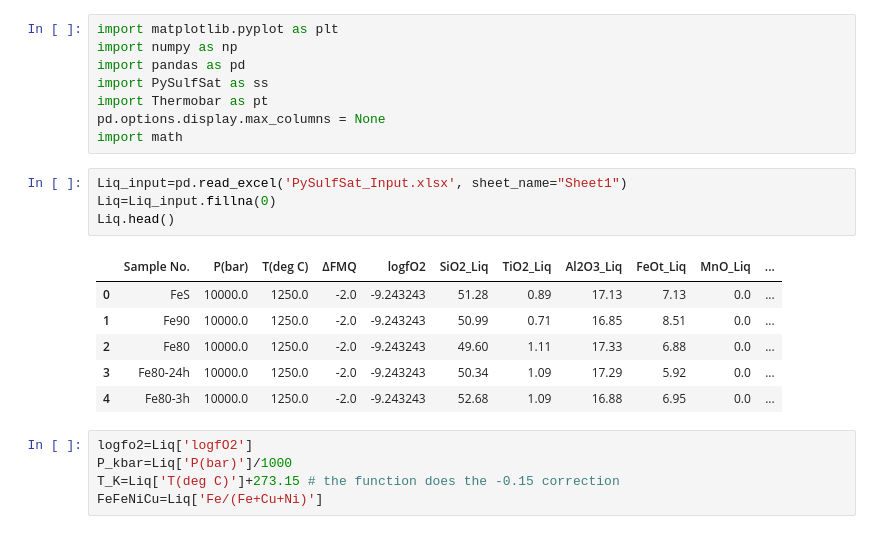
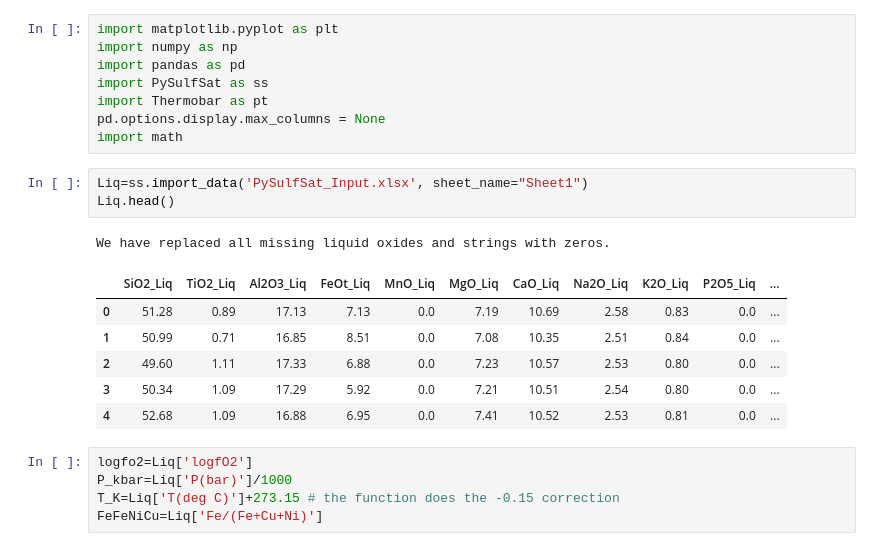
Before and after one commit to PennyWieser/PySulfSat, a Jupyter notebook: Benchmarking/Li_Zhang_2021_SCSS/Li_Zhang_Benchmark.ipynb, the cells around one changed output. Saved outputs shown, nothing was run; the diff lists cells and outputs as text.

```diff
--- a/Benchmarking/Li_Zhang_2021_SCSS/Li_Zhang_Benchmark.ipynb
+++ b/Benchmarking/Li_Zhang_2021_SCSS/Li_Zhang_Benchmark.ipynb
@@ -9,16 +9,16 @@ import Thermobar as pt
 pd.options.display.max_columns = None
 import math
 # %%
-Liq_input=pd.read_excel('PySulfSat_Input.xlsx', sheet_name="Sheet1")
-Liq=Liq_input.fillna(0)
+Liq=ss.import_data('PySulfSat_Input.xlsx', sheet_name="Sheet1")
 Liq.head()
 # %% [output]
+We have replaced all missing liquid oxides and strings with zeros.
-|  | Sample No. | P(bar) | T(deg C) | ΔFMQ | logfO2 | SiO2_Liq | TiO2_Liq | Al2O3_Liq | FeOt_Liq | MnO_Liq | ... |
-| 0 | FeS | 10000.0 | 1250.0 | -2.0 | -9.243243 | 51.28 | 0.89 | 17.13 | 7.13 | 0.0 | ... |
-| 1 | Fe90 | 10000.0 | 1250.0 | -2.0 | -9.243243 | 50.99 | 0.71 | 16.85 | 8.51 | 0.0 | ... |
-| 2 | Fe80 | 10000.0 | 1250.0 | -2.0 | -9.243243 | 49.60 | 1.11 | 17.33 | 6.88 | 0.0 | ... |
-| 3 | Fe80-24h | 10000.0 | 1250.0 | -2.0 | -9.243243 | 50.34 | 1.09 | 17.29 | 5.92 | 0.0 | ... |
-| 4 | Fe80-3h | 10000.0 | 1250.0 | -2.0 | -9.243243 | 52.68 | 1.09 | 16.88 | 6.95 | 0.0 | ... |
+|  | SiO2_Liq | TiO2_Liq | Al2O3_Liq | FeOt_Liq | MnO_Liq | MgO_Liq | CaO_Liq | Na2O_Liq | K2O_Liq | P2O5_Liq | ... |
+| 0 | 51.28 | 0.89 | 17.13 | 7.13 | 0.0 | 7.19 | 10.69 | 2.58 | 0.83 | 0.0 | ... |
+| 1 | 50.99 | 0.71 | 16.85 | 8.51 | 0.0 | 7.08 | 10.35 | 2.51 | 0.84 | 0.0 | ... |
+| 2 | 49.60 | 1.11 | 17.33 | 6.88 | 0.0 | 7.23 | 10.57 | 2.53 | 0.80 | 0.0 | ... |
+| 3 | 50.34 | 1.09 | 17.29 | 5.92 | 0.0 | 7.21 | 10.51 | 2.54 | 0.80 | 0.0 | ... |
+| 4 | 52.68 | 1.09 | 16.88 | 6.95 | 0.0 | 7.41 | 10.52 | 2.53 | 0.81 | 0.0 | ... |
 # %%
 logfo2=Liq['logfO2']
 P_kbar=Liq['P(bar)']/1000
```
Also changed, not shown: parts of 5 cells of this notebook, 16 other files.
